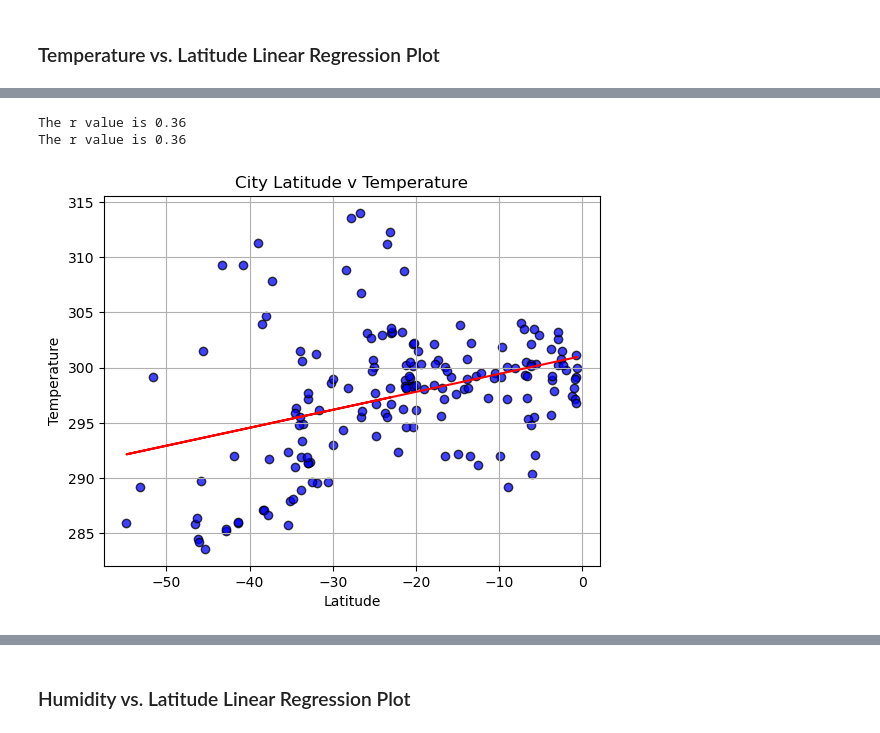
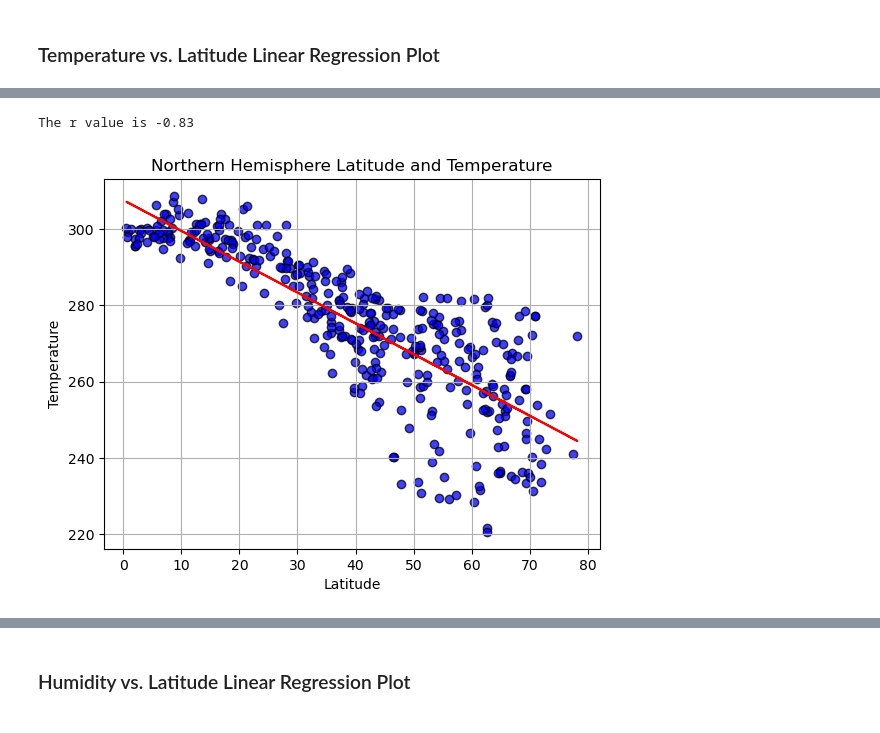
Before and after one commit to lilphonsdale/python-api-challenge, a Jupyter notebook: WeatherPy/WeatherPy.ipynb, the cells around one changed output, grey strips where cells are left out. Cells and saved outputs as stored; diff of their text form; code cells hidden in the pictures.

Commit message:
using the function to do regressions
the function works!

```diff
--- a/WeatherPy/WeatherPy.ipynb
+++ b/WeatherPy/WeatherPy.ipynb
@@ -390,34 +369,13 @@ The r value is -0.84
-# %%
-# Linear regression on Southern Hemisphere
-# Build scatter plot for latitude vs. temperature
-sh_lat = southern_hemi_df["Lat"]
-sh_temp = southern_hemi_df["Max Temp"]
-
-sh_slope, sh_int, sh_r, sh_p, sh_std_err = linregress(sh_lat, sh_temp)
-sh_fit = sh_slope * sh_lat + sh_int
-
-sh_line = "y = " + str(round(sh_slope,2)) + "x + " + str(round(sh_int,2))
-
-print(f"The r value is {round(pearsonr(sh_lat,sh_temp)[0],2)}")
-print(f"The r value is {round(sh_r,2)}")
-
-plt.scatter(sh_lat,sh_temp, marker="o", facecolors="blue", edgecolors="black", alpha=0.75)
-plt.plot(sh_lat, sh_fit, color = "red")
-
-# Incorporate the other graph properties
-plt.title("Southern Hemisphere City Latitude v Temperature")
-plt.xlabel("Latitude")
-plt.ylabel("Temperature")
-plt.grid()
-plt.annotate(nh_line,(5.8,0.8),fontsize=15,color="red")
-
-
-# Save the figure
-plt.savefig("../output_data/Fig6.png")
-
-# # Show plot
-plt.show()
-# %% [output]
-The r value is 0.36
-The r value is 0.36
-[figure, removed]
+# %%
+# Linear regression on Northern Hemisphere
+
+create_lr(x = northern_hemi_df["Lat"],
+          y = northern_hemi_df["Max Temp"],
+          title = "Northern Hemisphere Latitude and Temperature",
+          xlabel = "Latitude",
+          ylabel = "Temperature",
+          filename = "fig5"
+         )
+# %% [output]
+The r value is -0.83
+[figure, added]
```
Also changed, not shown: parts of 32 cells of this notebook, 19 other files.
